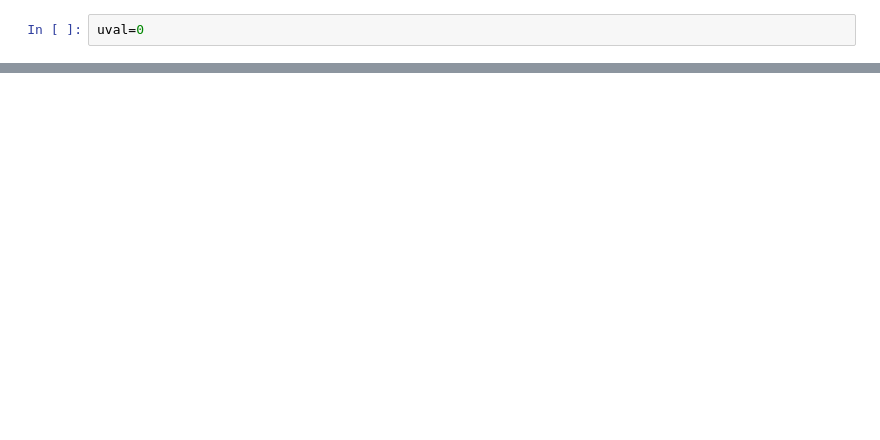
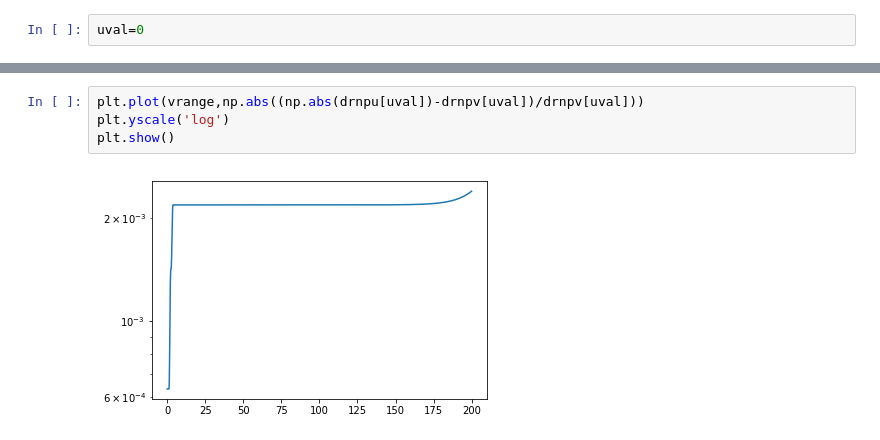
Before and after one commit to bpiotrzkowski/Double-Null-Code, a Jupyter notebook: All Function Checker.ipynb, the cells around one changed output, grey strips where cells are left out. Cells and saved outputs as stored; diff of their text form; blank space fills up the shorter version.

```diff
--- a/All Function Checker.ipynb
+++ b/All Function Checker.ipynb
@@ -167,3 +174,9 @@ plt.show()
+# %%
+plt.plot(vrange,np.abs((np.abs(drnpu[uval])-drnpv[uval])/drnpv[uval]))
+plt.yscale('log')
+plt.show()
+# %% [output]
+[figure, added]
 # %%
 plt.plot(vrange,massnp[uval])
 plt.ylim(massnp[uval,-1]-.00000000001,massnp[uval,-1]+.00000000001)
```
Also changed, not shown: parts of 14 cells of this notebook.
